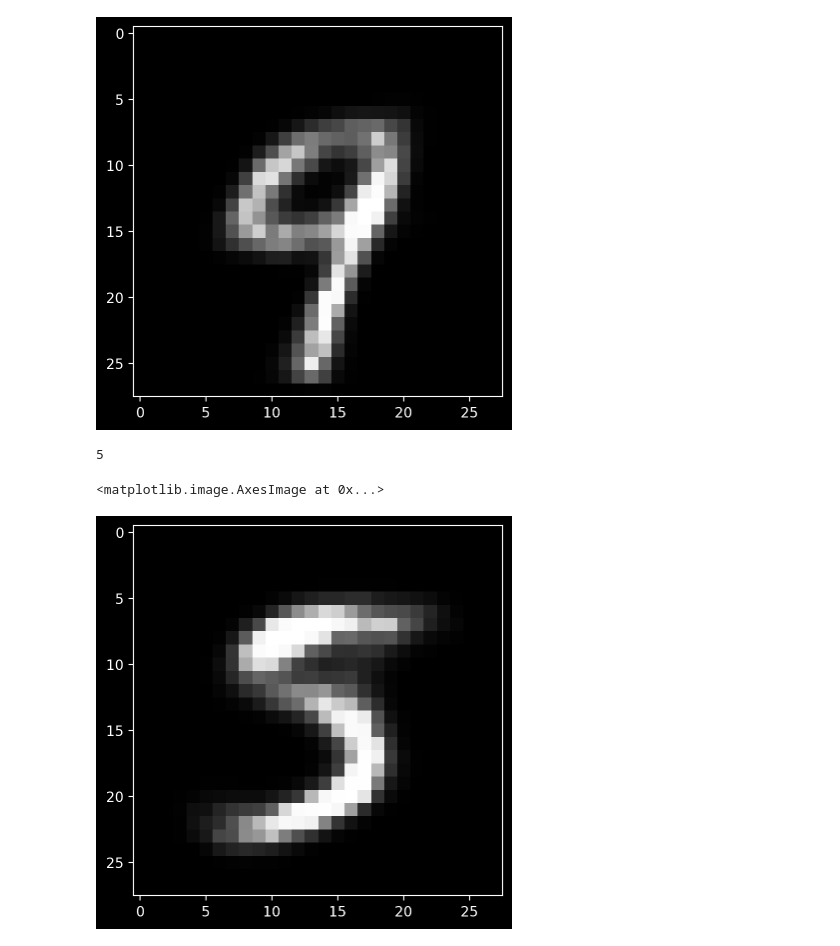
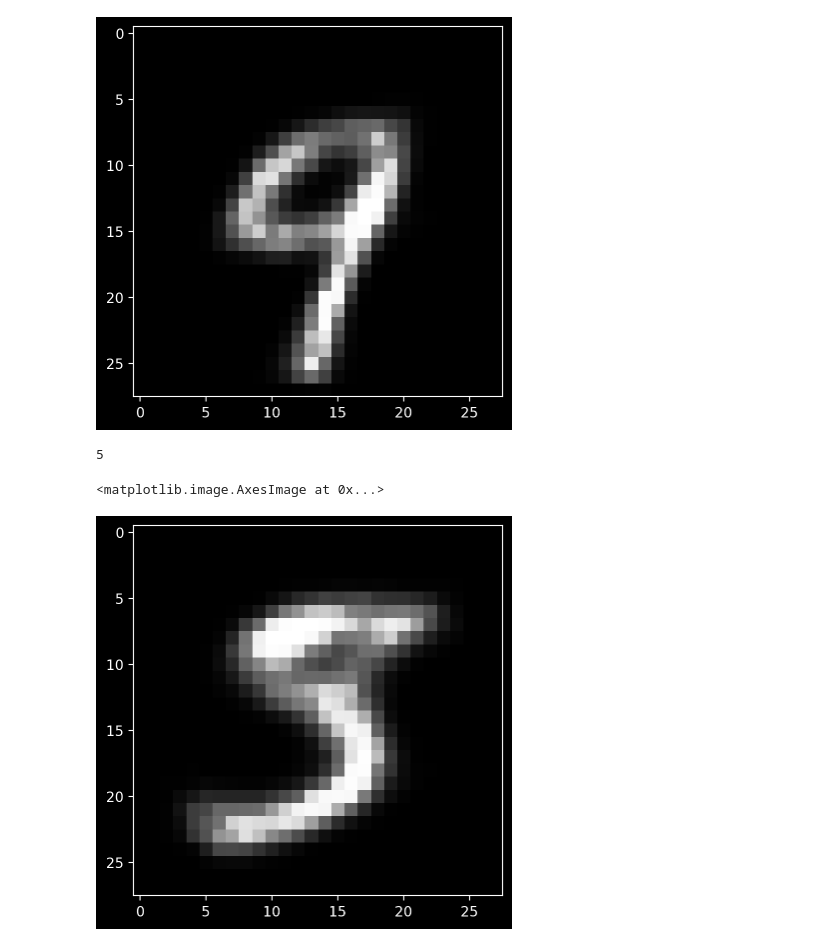
Before and after one commit to ShawonAshraf/experiments, a Jupyter notebook: vae_gan/vae.ipynb, the cells around one changed output. Cells and saved outputs as stored; diff of their text form; code cells hidden in the pictures.

```diff
--- a/vae_gan/vae.ipynb
+++ b/vae_gan/vae.ipynb
@@ -202,13 +202,13 @@ torch.Size([28, 28])
 # %%
 with torch.no_grad():
     image = torch.flatten(trainset[0][0])
     print(trainset[0][1])
     out, _ , _ = model(image)
 
     out = torch.unflatten(out, -1, (28, 28))
 
-plt.imshow(torch.exp(out.cpu()), cmap="gray")
+plt.imshow(out, cmap="gray")
 # %% [output]
 5
 <matplotlib.image.AxesImage at 0x...>
-[figure, old version]
+[figure, new version]
```
